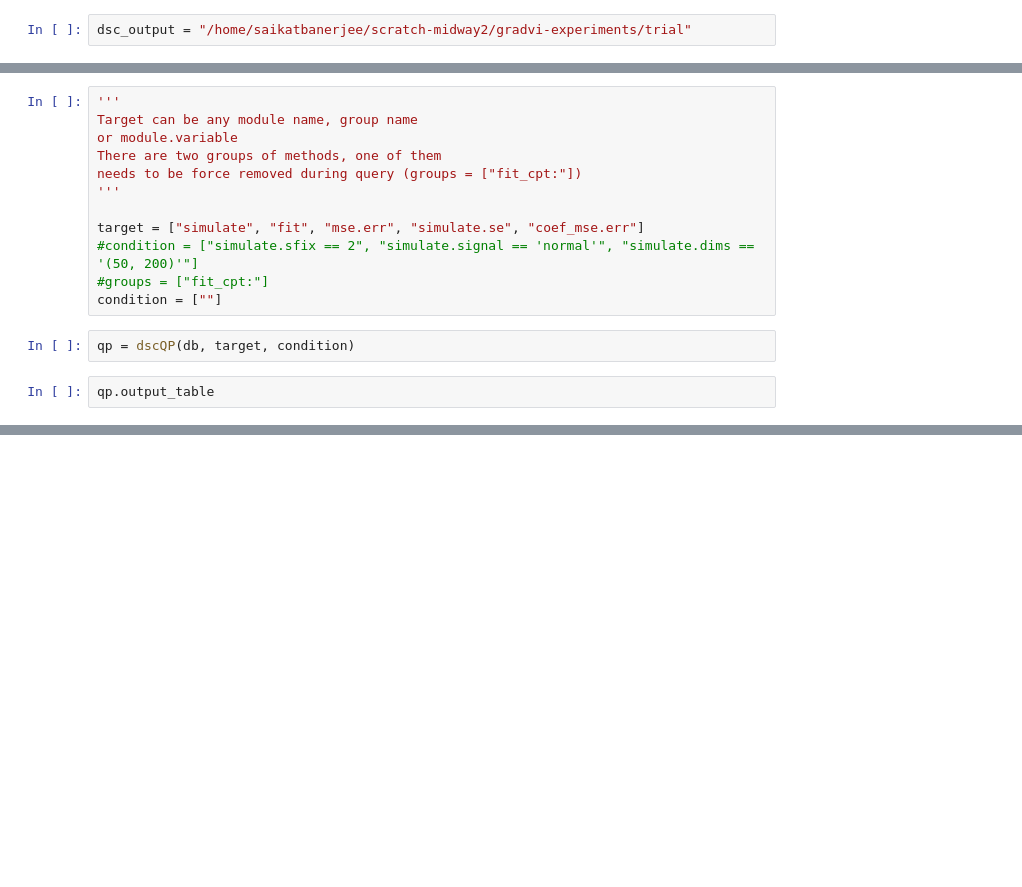
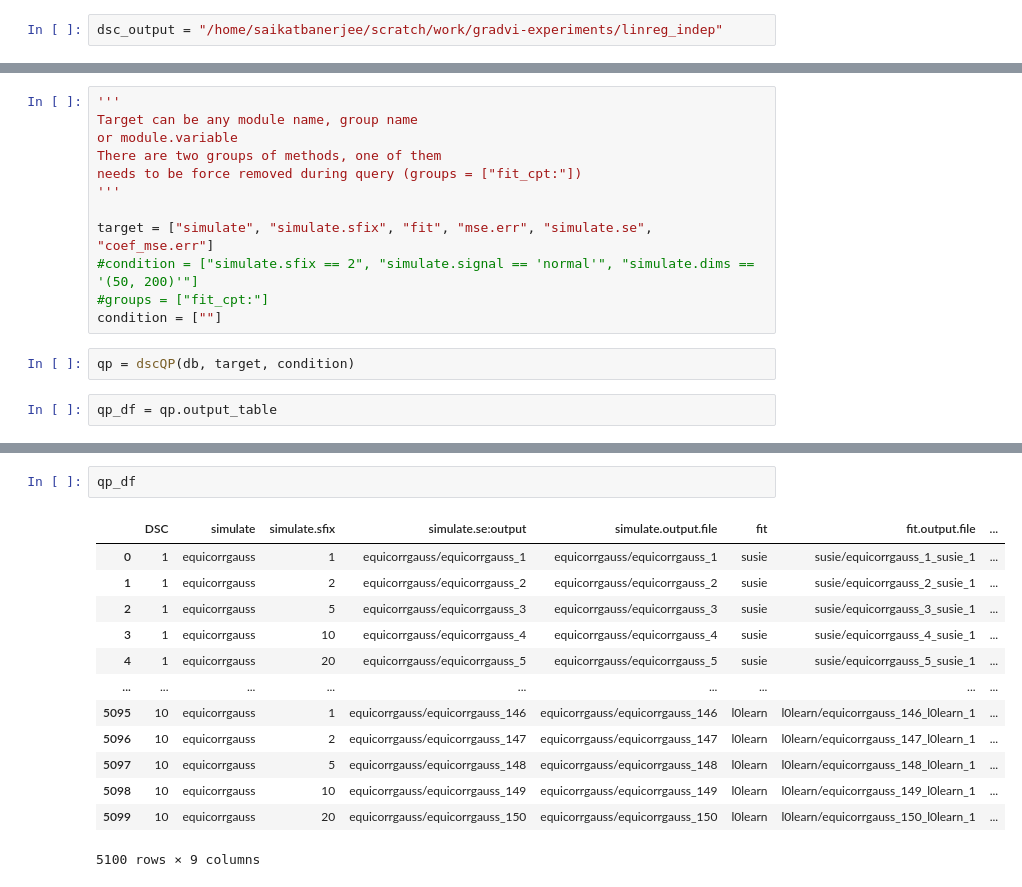
Before and after one commit to banskt/gradvi-experiments, a Jupyter notebook: analysis/dsc_output_check.ipynb, the cells around one changed output, grey strips where cells are left out. Saved outputs shown, nothing was run; the diff lists cells and outputs as text; blank space fills up the shorter version.

```diff
--- a/analysis/dsc_output_check.ipynb
+++ b/analysis/dsc_output_check.ipynb
@@ -9,5 +11,5 @@ from dsc import dsc_io
 # %%
-dsc_output = "/home/saikatbanerjee/scratch-midway2/gradvi-experiments/trial"
+dsc_output = "/home/saikatbanerjee/scratch/work/gradvi-experiments/linreg_indep"
 # %%
 db = os.path.join(dsc_output, os.path.basename(os.path.normpath(dsc_output)) + ".db")
 print(db)
@@ -21,11 +23,11 @@ There are two groups of methods, one of them
 needs to be force removed during query (groups = ["fit_cpt:"])
 '''
 
-target = ["simulate", "fit", "mse.err", "simulate.se", "coef_mse.err"]
+target = ["simulate", "simulate.sfix", "fit", "mse.err", "simulate.se", "coef_mse.err"]
 #condition = ["simulate.sfix == 2", "simulate.signal == 'normal'", "simulate.dims == '(50, 200)'"]
 #groups = ["fit_cpt:"]
 condition = [""]
 # %%
 qp = dscQP(db, target, condition)
 # %%
-qp.output_table
+qp_df = qp.output_table
@@ -45,0 +34,16 @@ qp.output_table
+# %%
+qp_df
+# %% [output]
+|  | DSC | simulate | simulate.sfix | simulate.se:output | simulate.output.file | fit | fit.output.file | ... |
+| 0 | 1 | equicorrgauss | 1 | equicorrgauss/equicorrgauss_1 | equicorrgauss/equicorrgauss_1 | susie | susie/equicorrgauss_1_susie_1 | ... |
+| 1 | 1 | equicorrgauss | 2 | equicorrgauss/equicorrgauss_2 | equicorrgauss/equicorrgauss_2 | susie | susie/equicorrgauss_2_susie_1 | ... |
+| 2 | 1 | equicorrgauss | 5 | equicorrgauss/equicorrgauss_3 | equicorrgauss/equicorrgauss_3 | susie | susie/equicorrgauss_3_susie_1 | ... |
+| 3 | 1 | equicorrgauss | 10 | equicorrgauss/equicorrgauss_4 | equicorrgauss/equicorrgauss_4 | susie | susie/equicorrgauss_4_susie_1 | ... |
+| 4 | 1 | equicorrgauss | 20 | equicorrgauss/equicorrgauss_5 | equicorrgauss/equicorrgauss_5 | susie | susie/equicorrgauss_5_susie_1 | ... |
+| ... | ... | ... | ... | ... | ... | ... | ... | ... |
+| 5095 | 10 | equicorrgauss | 1 | equicorrgauss/equicorrgauss_146 | equicorrgauss/equicorrgauss_146 | l0learn | l0learn/equicorrgauss_146_l0learn_1 | ... |
+| 5096 | 10 | equicorrgauss | 2 | equicorrgauss/equicorrgauss_147 | equicorrgauss/equicorrgauss_147 | l0learn | l0learn/equicorrgauss_147_l0learn_1 | ... |
+| 5097 | 10 | equicorrgauss | 5 | equicorrgauss/equicorrgauss_148 | equicorrgauss/equicorrgauss_148 | l0learn | l0learn/equicorrgauss_148_l0learn_1 | ... |
+| 5098 | 10 | equicorrgauss | 10 | equicorrgauss/equicorrgauss_149 | equicorrgauss/equicorrgauss_149 | l0learn | l0learn/equicorrgauss_149_l0learn_1 | ... |
+| 5099 | 10 | equicorrgauss | 20 | equicorrgauss/equicorrgauss_150 | equicorrgauss/equicorrgauss_150 | l0learn | l0learn/equicorrgauss_150_l0learn_1 | ... |
+5100 rows × 9 columns
```
Also changed, not shown: parts of 3 cells of this notebook, 4 other files.
